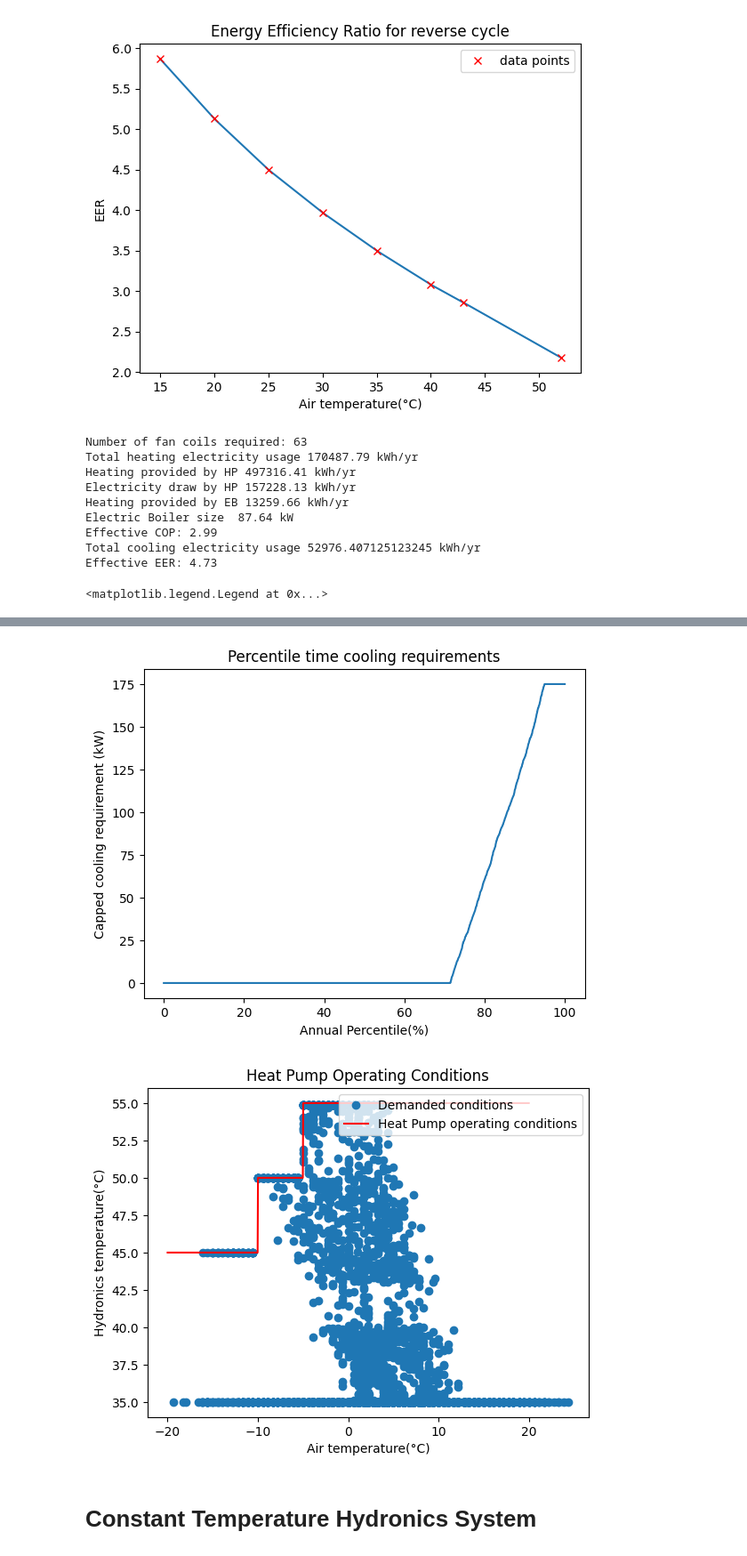
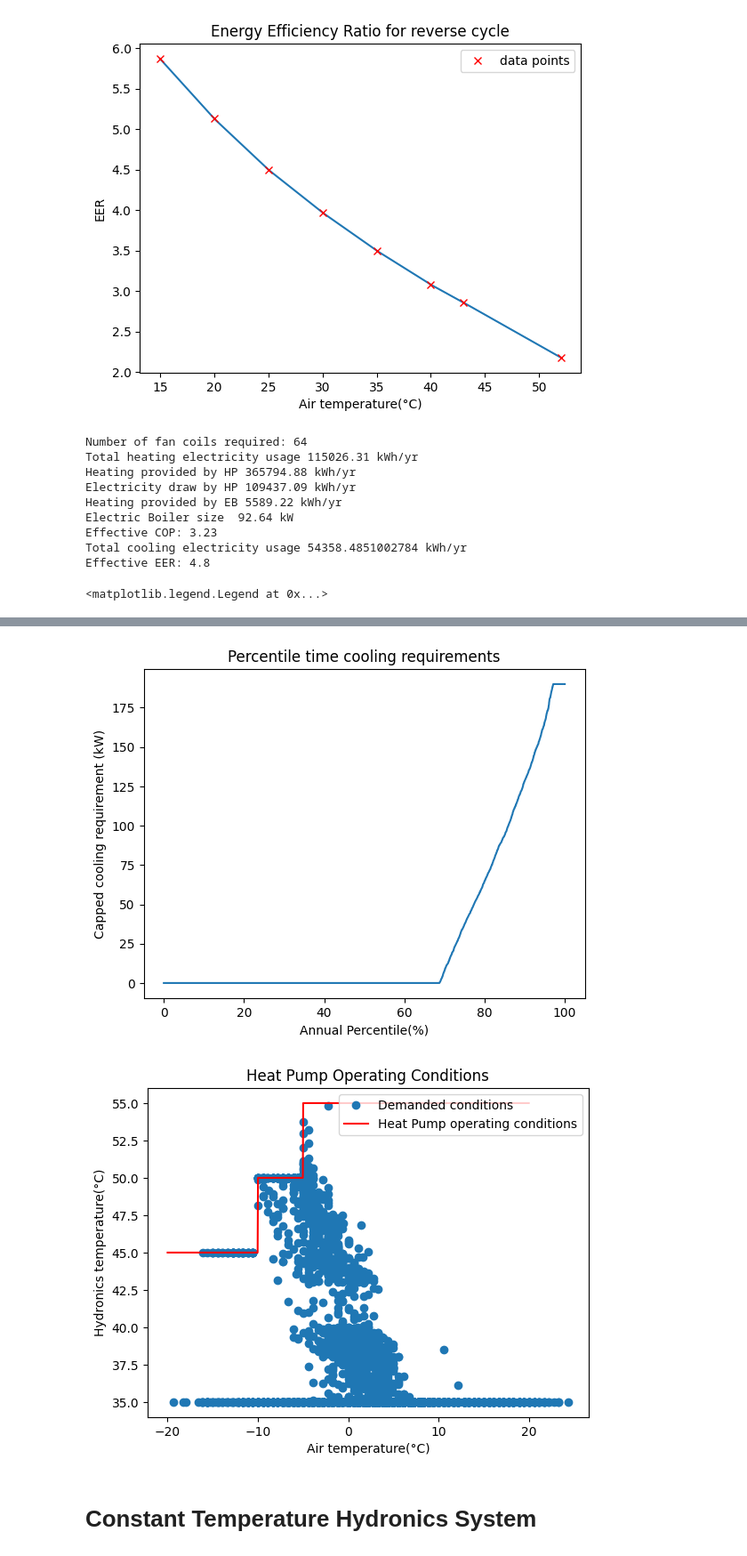
Before and after one commit to SNaylor12543/Variable_Output_Temperature_Heat_Pump, a Jupyter notebook: EAHV-M1500-YCL(-N).ipynb, the cells around one changed output, grey strips where cells are left out. Shown at 89% size. Drawn from its saved outputs; the diff is of its cells as text; code cells hidden in the pictures.

Commit message:
Fixed heating powers

```diff
--- a/EAHV-M1500-YCL(-N).ipynb
+++ b/EAHV-M1500-YCL(-N).ipynb
@@ -123,8 +123,8 @@ import matplotlib.pyplot as plt
 
 # np.set_printoptions(threshold=np.inf)
 
-max_Heating_power = 300 # in kW
-max_HVAC_power = 175 # in kW
+max_Heating_power = 305 # in kW
+max_HVAC_power = 190 # in kW
 Heat_Pump_count = 2
 
 Heat_Pump = Heat_Pump("Data/Heat_Pump/EAHV-M1500-YCL(-N)/Heating_10C.csv")
@@ -213,13 +213,13 @@ plt.ylabel("Hydronics temperature(°C)")
 plt.title("Heat Pump Operating Conditions")
 plt.legend(loc='upper right')
 # %% [output]
-Number of fan coils required: 63
-Total heating electricity usage 170487.79 kWh/yr
-Heating provided by HP 497316.41 kWh/yr
-Electricity draw by HP 157228.13 kWh/yr
-Heating provided by EB 13259.66 kWh/yr
-Electric Boiler size  87.64 kW
-Effective COP: 2.99
-Total cooling electricity usage 52976.407125123245 kWh/yr
-Effective EER: 4.73
+Number of fan coils required: 64
+Total heating electricity usage 115026.31 kWh/yr
+Heating provided by HP 365794.88 kWh/yr
+Electricity draw by HP 109437.09 kWh/yr
+Heating provided by EB 5589.22 kWh/yr
+Electric Boiler size  92.64 kW
+Effective COP: 3.23
+Total cooling electricity usage 54358.4851002784 kWh/yr
+Effective EER: 4.8
 <matplotlib.legend.Legend at 0x...>
@@ -229,5 +229,5 @@ Effective EER: 4.73
-[figure, old version]
+[figure, new version]
-[figure, old version]
+[figure, new version]
 # %% [markdown]
 # Constant Temperature Hydronics System
 # %%
```
Also changed, not shown: parts of 2 cells of this notebook, 3 other files.
